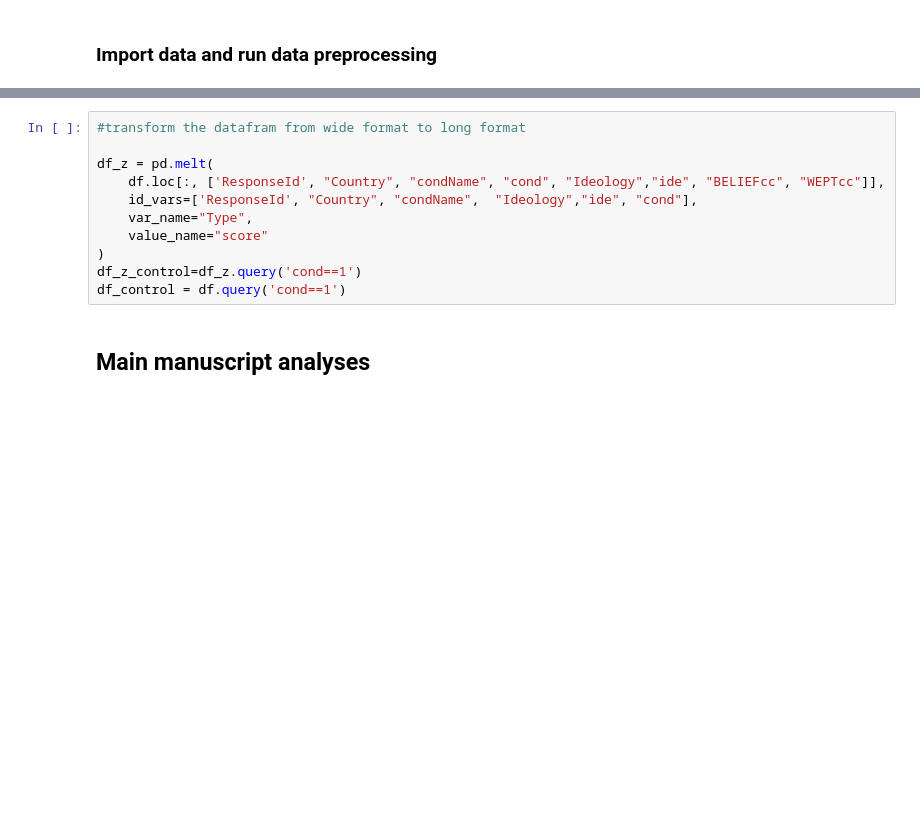
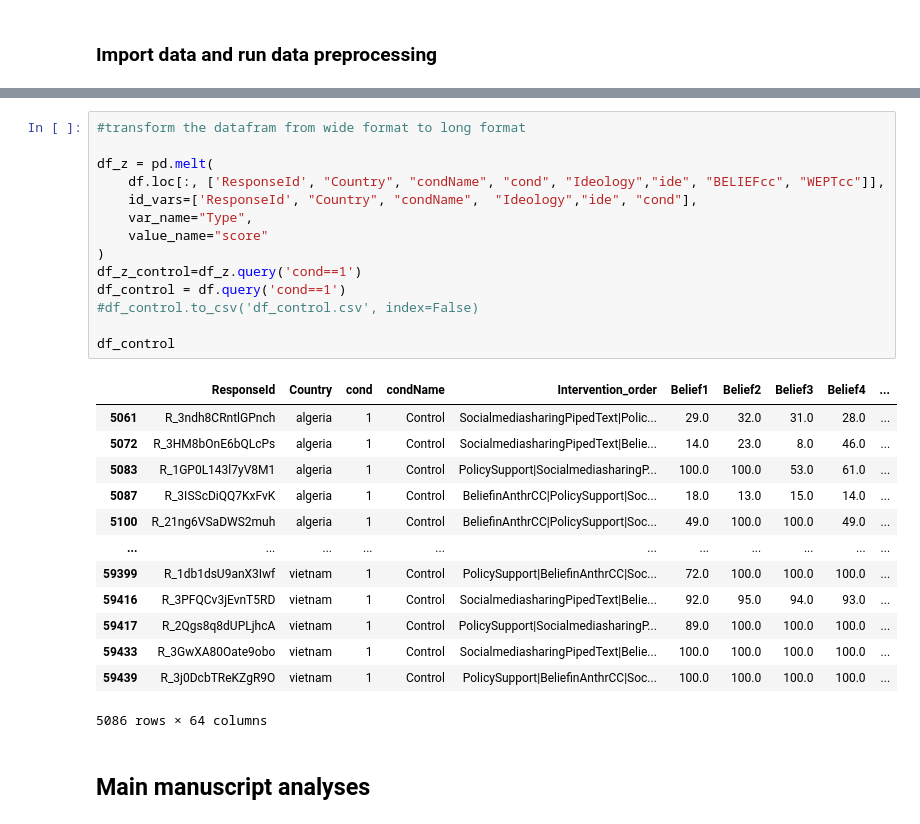
Before and after one commit to mvlasceanu/climatepolarization, a Jupyter notebook: Climate_Polarization_Analyses.ipynb, the cells around one changed output, grey strips where cells are left out. Drawn from its saved outputs; the diff is of its cells as text; blank space fills up the shorter version.

```diff
--- a/Climate_Polarization_Analyses.ipynb
+++ b/Climate_Polarization_Analyses.ipynb
@@ -88,14 +83,31 @@ df['Ideology'] = df['Ideology'].replace(1, 'Conservative').replace(0, 'Liberal')
 # %%
 #transform the datafram from wide format to long format
 
 df_z = pd.melt(
     df.loc[:, ['ResponseId', "Country", "condName", "cond", "Ideology","ide", "BELIEFcc", "WEPTcc"]],
     id_vars=['ResponseId', "Country", "condName",  "Ideology","ide", "cond"],
     var_name="Type",
     value_name="score"
 )
 df_z_control=df_z.query('cond==1')
 df_control = df.query('cond==1')
+#df_control.to_csv('df_control.csv', index=False)
+
+df_control
+# %% [output]
+|  | ResponseId | Country | cond | condName | Intervention_order | Belief1 | Belief2 | Belief3 | Belief4 | ... |
+| 5061 | R_3ndh8CRntlGPnch | algeria | 1 | Control | SocialmediasharingPipedText|Polic... | 29.0 | 32.0 | 31.0 | 28.0 | ... |
+| 5072 | R_3HM8bOnE6bQLcPs | algeria | 1 | Control | SocialmediasharingPipedText|Belie... | 14.0 | 23.0 | 8.0 | 46.0 | ... |
+| 5083 | R_1GP0L143l7yV8M1 | algeria | 1 | Control | PolicySupport|SocialmediasharingP... | 100.0 | 100.0 | 53.0 | 61.0 | ... |
+| 5087 | R_3ISScDiQQ7KxFvK | algeria | 1 | Control | BeliefinAnthrCC|PolicySupport|Soc... | 18.0 | 13.0 | 15.0 | 14.0 | ... |
+| 5100 | R_21ng6VSaDWS2muh | algeria | 1 | Control | BeliefinAnthrCC|PolicySupport|Soc... | 49.0 | 100.0 | 100.0 | 49.0 | ... |
+| ... | ... | ... | ... | ... | ... | ... | ... | ... | ... | ... |
+| 59399 | R_1db1dsU9anX3Iwf | vietnam | 1 | Control | PolicySupport|BeliefinAnthrCC|Soc... | 72.0 | 100.0 | 100.0 | 100.0 | ... |
+| 59416 | R_3PFQCv3jEvnT5RD | vietnam | 1 | Control | SocialmediasharingPipedText|Belie... | 92.0 | 95.0 | 94.0 | 93.0 | ... |
+| 59417 | R_2Qgs8q8dUPLjhcA | vietnam | 1 | Control | PolicySupport|SocialmediasharingP... | 89.0 | 100.0 | 100.0 | 100.0 | ... |
+| 59433 | R_3GwXA80Oate9obo | vietnam | 1 | Control | SocialmediasharingPipedText|Belie... | 100.0 | 100.0 | 100.0 | 100.0 | ... |
+| 59439 | R_3j0DcbTReKZgR9O | vietnam | 1 | Control | PolicySupport|BeliefinAnthrCC|Soc... | 100.0 | 100.0 | 100.0 | 100.0 | ... |
+5086 rows × 64 columns
 # %% [markdown]
 ## Main manuscript analyses
 # %%
```
Also changed, not shown: parts of 46 cells of this notebook, 1 other file.
